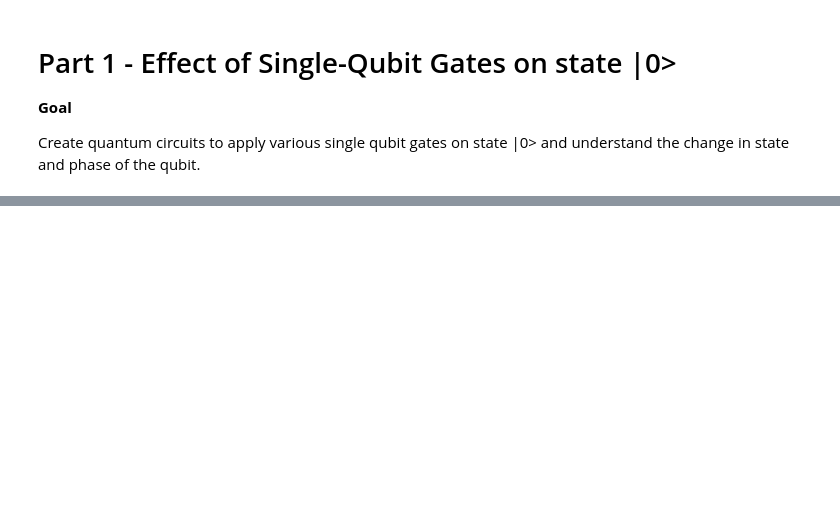
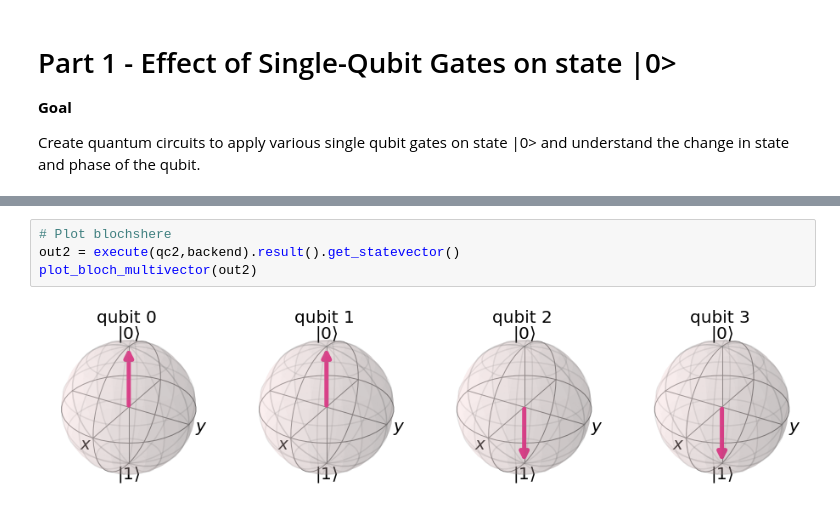
Before and after one commit to shhesterka04/q_prj, a Jupyter notebook: qiskit_lab2.ipynb, the cells around one changed output, grey strips where cells are left out. Drawn from its saved outputs; the diff is of its cells as text; blank space fills up the shorter version.

```diff
--- a/qiskit_lab2.ipynb
+++ b/qiskit_lab2.ipynb
@@ -32,0 +68,6 @@ Create quantum circuits to apply various single qubit gates on state |0> and und
+# %%
+# Plot blochshere
+out2 = execute(qc2,backend).result().get_statevector()
+plot_bloch_multivector(out2)
+# %% [output]
+[figure, added]
```
Also changed, not shown: parts of 18 cells of this notebook.
